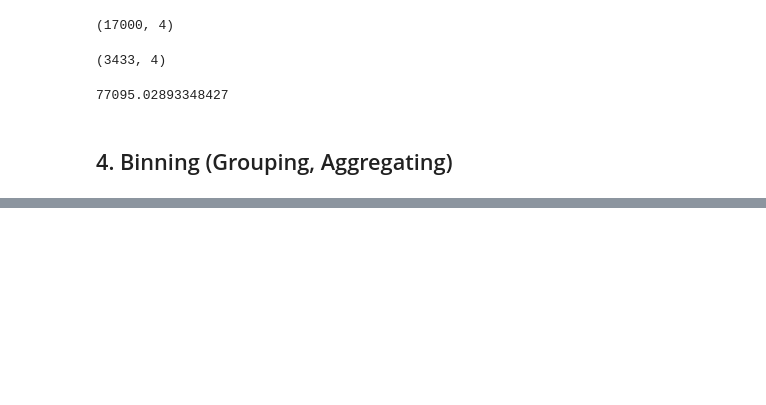
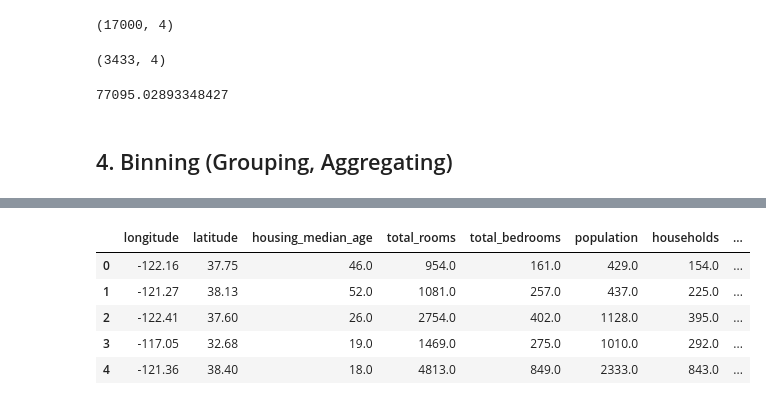
Before and after one commit to amenhasfaw/DPFE, a Jupyter notebook: CODE/Feature Engineering.ipynb, the cells around one changed output, grey strips where cells are left out. Cells and saved outputs as stored; diff of their text form; code cells hidden in the pictures; blank space fills up the shorter version.

```diff
--- a/CODE/Feature Engineering.ipynb
+++ b/CODE/Feature Engineering.ipynb
@@ -348,0 +354,10 @@ mean_absolute_error(y_test,lineardummy_test_prediction)
+# %%
+train_df['housing_age_less_than_30'] = (train_df['housing_median_age'] < 30).astype(int)
+train_df.head()
+# %% [output]
+|  | longitude | latitude | housing_median_age | total_rooms | total_bedrooms | population | households | ... |
+| 0 | -122.16 | 37.75 | 46.0 | 954.0 | 161.0 | 429.0 | 154.0 | ... |
+| 1 | -121.27 | 38.13 | 52.0 | 1081.0 | 257.0 | 437.0 | 225.0 | ... |
+| 2 | -122.41 | 37.60 | 26.0 | 2754.0 | 402.0 | 1128.0 | 395.0 | ... |
+| 3 | -117.05 | 32.68 | 19.0 | 1469.0 | 275.0 | 1010.0 | 292.0 | ... |
+| 4 | -121.36 | 38.40 | 18.0 | 4813.0 | 849.0 | 2333.0 | 843.0 | ... |
```
Also changed, not shown: parts of 10 cells of this notebook.
